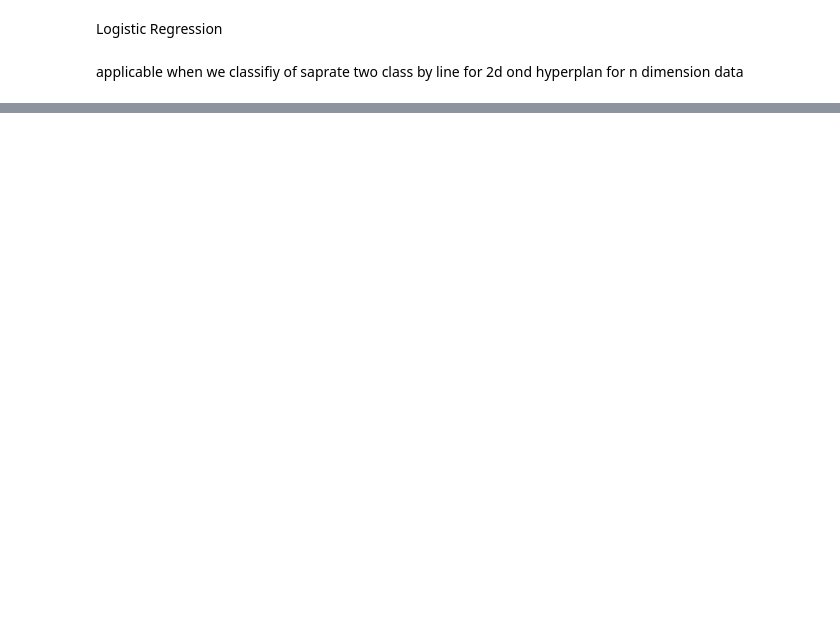
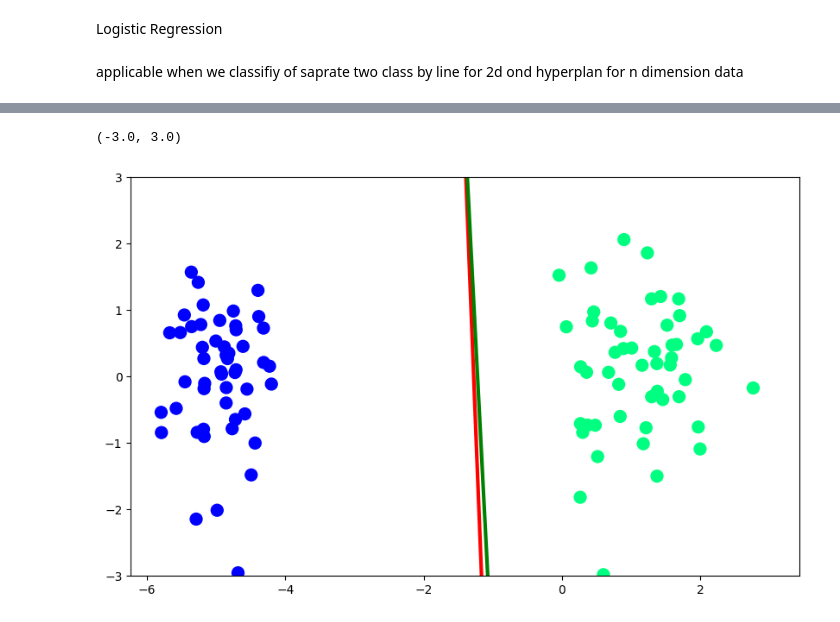
Before and after one commit to jenish2917/Machine-Learning, a Jupyter notebook: logistic Regression.ipynb, the cells around one changed output, grey strips where cells are left out. Cells and saved outputs as stored; diff of their text form; code cells hidden in the pictures; blank space fills up the shorter version.

```diff
--- a/logistic Regression.ipynb
+++ b/logistic Regression.ipynb
@@ -106,0 +132,11 @@ plt.show()
+# %%
+def gd(x, y):
+    x = np.insert(x, 0, 1, axis=1)
+    weights = np.ones(x.shape[1])
+    lr = 0.5
+
+    for i in range(500):
+        y_hat = sigmoid(np.dot(x, weights))
+        weights += lr * (np.dot((y - y_hat),x)/x.shape[0])
+
+    return weights[1:], weights[0]
@@ -106,0 +146,17 @@ plt.show()
+# %%
+coef_, intercept_ = gd(x, y)
+# %%
+m = -coef_[0] / coef_[1]
+b = -intercept_ / coef_[1]
+# %%
+x_input1 = np.linspace(-3, 3, 100)
+y_output1 = m * x_input1 + b
+# %%
+plt.figure(figsize=(10, 6))
+plt.plot(x_input, y_output, 'r', linewidth=3)
+plt.plot(x_input1, y_output1, 'g', linewidth=3)
+plt.scatter(x[:,0], x[:,1], c=y, cmap='winter', s = 100)
+plt.ylim(-3, 3)
+# %% [output]
+(-3.0, 3.0)
+[figure, added]
```
Also changed, not shown: parts of 12 cells of this notebook.
